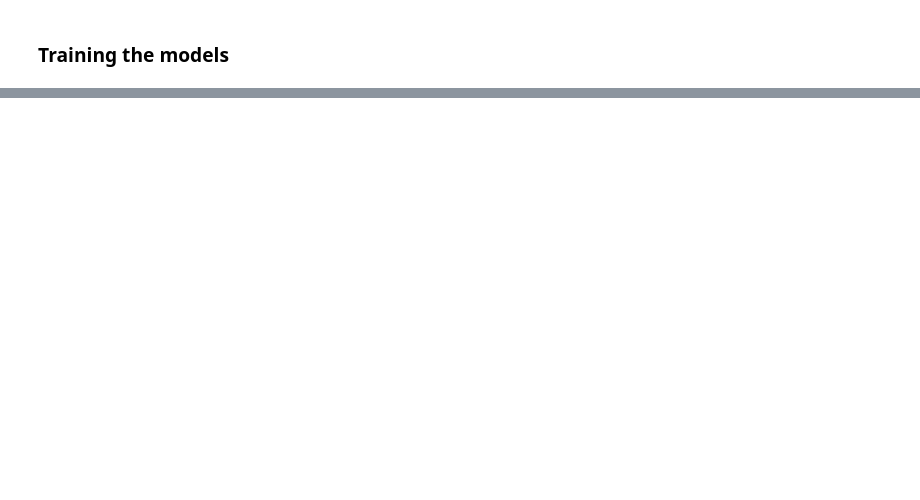
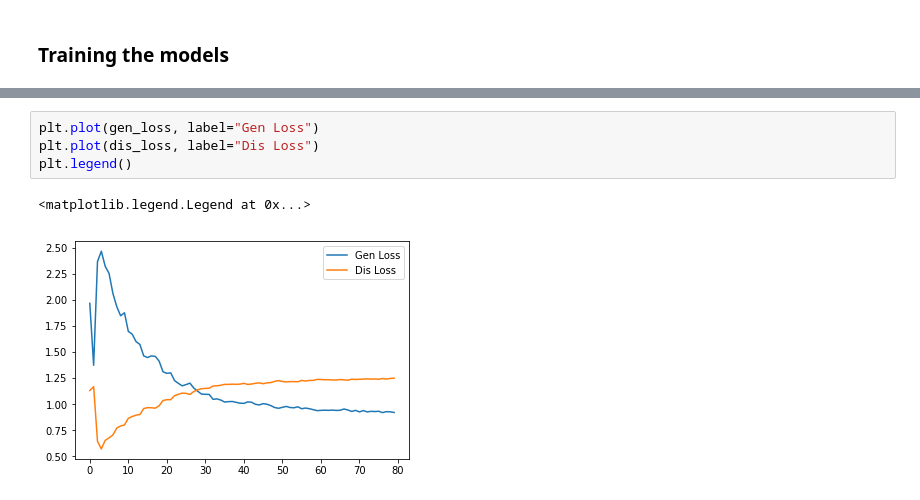
Before and after one commit to djin31/pytorch_examples, a Jupyter notebook: vision/GAN.ipynb, the cells around one changed output, grey strips where cells are left out. Drawn from its saved outputs; the diff is of its cells as text; blank space fills up the shorter version.

```diff
--- a/vision/GAN.ipynb
+++ b/vision/GAN.ipynb
@@ -243,0 +185,7 @@ tensor([[-0.6525, -0.4085, -0.2954,  0.3163,  0.6415, -0.2602, -0.4483,  0.2193,
+# %%
+plt.plot(gen_loss, label="Gen Loss")
+plt.plot(dis_loss, label="Dis Loss")
+plt.legend()
+# %% [output]
+<matplotlib.legend.Legend at 0x...>
+[figure, added]
```
Also changed, not shown: parts of 28 cells of this notebook.
